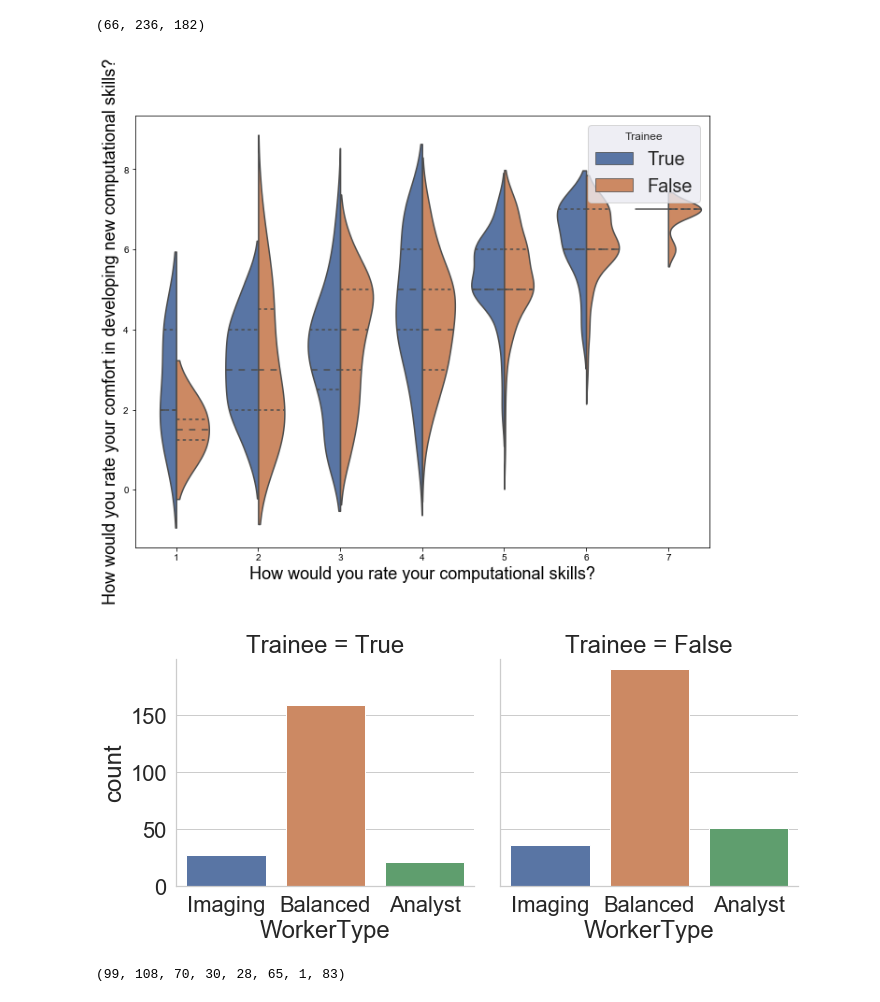
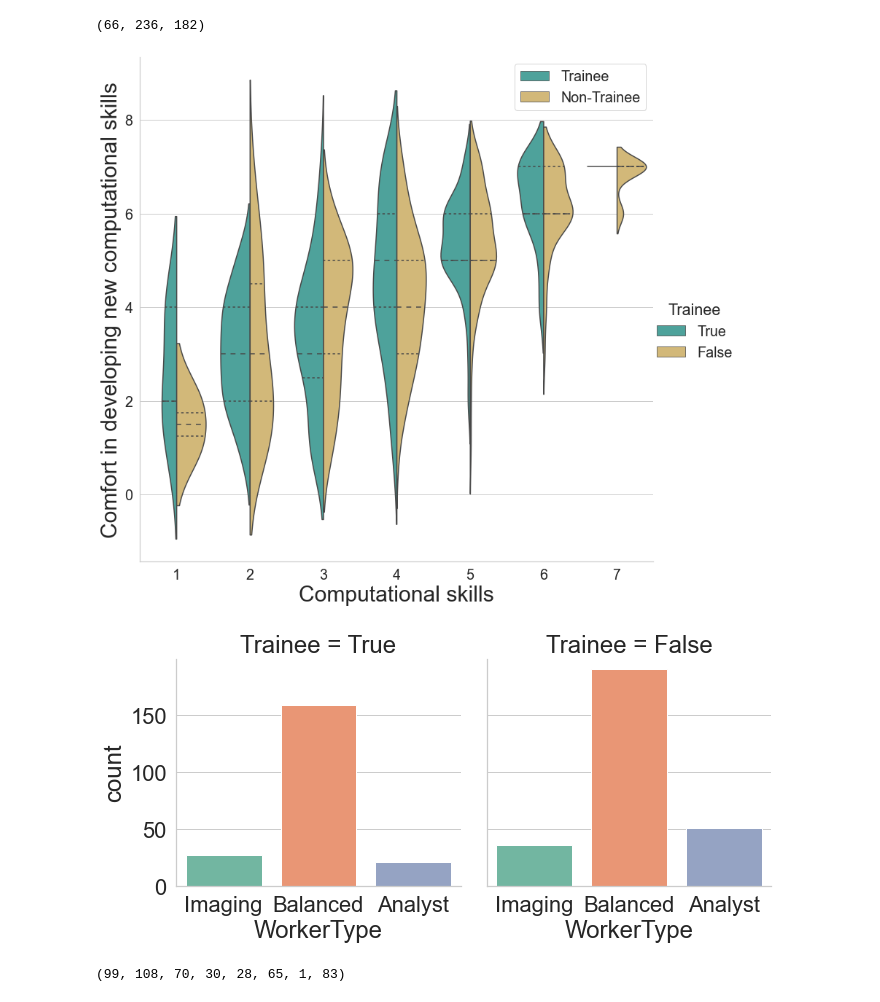
Before and after one commit to ciminilab/2021_Jamali_BiologicalImaging, a Jupyter notebook: JupyterNotebook_graphs/COBASurvey_Analysis.ipynb, the cells around one changed output. Saved outputs shown, nothing was run; the diff lists cells and outputs as text; code cells hidden in the pictures.

Commit message:
Updated figures and notebook
For the re-submission, we updated figures and most of them are normalized.

```diff
--- a/JupyterNotebook_graphs/COBASurvey_Analysis.ipynb
+++ b/JupyterNotebook_graphs/COBASurvey_Analysis.ipynb
@@ -46,30 +46,40 @@ df['WorkerType']=np.zeros(484)
 df.loc[df['Imaging'] == True, 'WorkerType'] = 'Imaging'
 df.loc[df['Analyst'] == True, 'WorkerType'] = 'Analyst'
 df.loc[df['Balanced'] == True, 'WorkerType'] = 'Balanced'
+# %%
+df['ComfortLevel']=np.zeros(484)
+df.loc[df['Low'] == True, 'ComfortLevel'] = 'Low Comfort'
+df.loc[df['Medium'] == True, 'ComfortLevel'] = 'Medium Comfort'
+df.loc[df['High'] == True, 'ComfortLevel'] = 'High Comfort'
 # %%
 a4_dims = (11, 8.5)
-fig, ax = plt.subplots(figsize=a4_dims)
 sns.set(font_scale = 1.8)
-sns_plot=sns.violinplot(ax=ax, data=df,x='How would you rate your computational skills?',
+palette = sns.color_palette(["#40B0A6","#E1BE6A"])
+sns.set_style("whitegrid")
+g = sns.catplot(data=df,x='How would you rate your computational skills?',
                         y='How would you rate your comfort in developing new computational skills?',
-            split=True,inner="quartile",
-            hue='Trainee',hue_order=[True,False])
-sns_plot.set_xlabel("How would you rate your computational skills?", fontsize = 18)
-sns_plot.set_ylabel("How would you rate your comfort in developing new computational skills?", fontsize = 18)
-#sns_plot.set_size_inches(3,4)
-plt.savefig("TraineeCompSkill.png",bbox_inches='tight',dpi=300)
+                split=True,inner="quartile",
+                hue='Trainee', hue_order=[True,False],
+                kind="violin", height=11,palette=palette)
+
+handles, lables = g.fig.get_axes()[0].get_legend_handles_labels()
+g.fig.get_axes()[0].legend(handles,["Trainee","Non-Trainee"])
+
+g.set_axis_labels("Computational skills","Comfort in developing new computational skills",size=30)
+plt.savefig("TraineeCompSkill_NewLabel_C.png",bbox_inches='tight',dpi=300)
 # %% [output]
-[figure, old version]
+[figure, new version]
 # %%
 a4_dims = (11, 8.5)
 sns.set(font_scale = 2)
+
 sns.set_style("whitegrid")
 g = sns.catplot(data=df,kind='count',col="Trainee", col_order=[True,False],
-                x='WorkerType',order=['Imaging','Balanced','Analyst'],legend=True)
+                x='WorkerType',order=['Imaging','Balanced','Analyst'],legend=True,palette="Set2")
 
-plt.savefig("TraineeWorkerType.png",bbox_inches='tight',dpi=300)
+plt.savefig("TraineeWorkerType_C.png",bbox_inches='tight',dpi=300)
 # %% [output]
-[figure, old version]
+[figure, new version]
 # %%
 df['Student']=df.eval("`Which of the following roles best describes you?` == 'Undergraduate/Graduate student'")
 df['Postdoc']=df.eval("`Which of the following roles best describes you?` == 'Postdoctoral fellow'")
```
Also changed, not shown: parts of 17 cells of this notebook, 41 other files.
